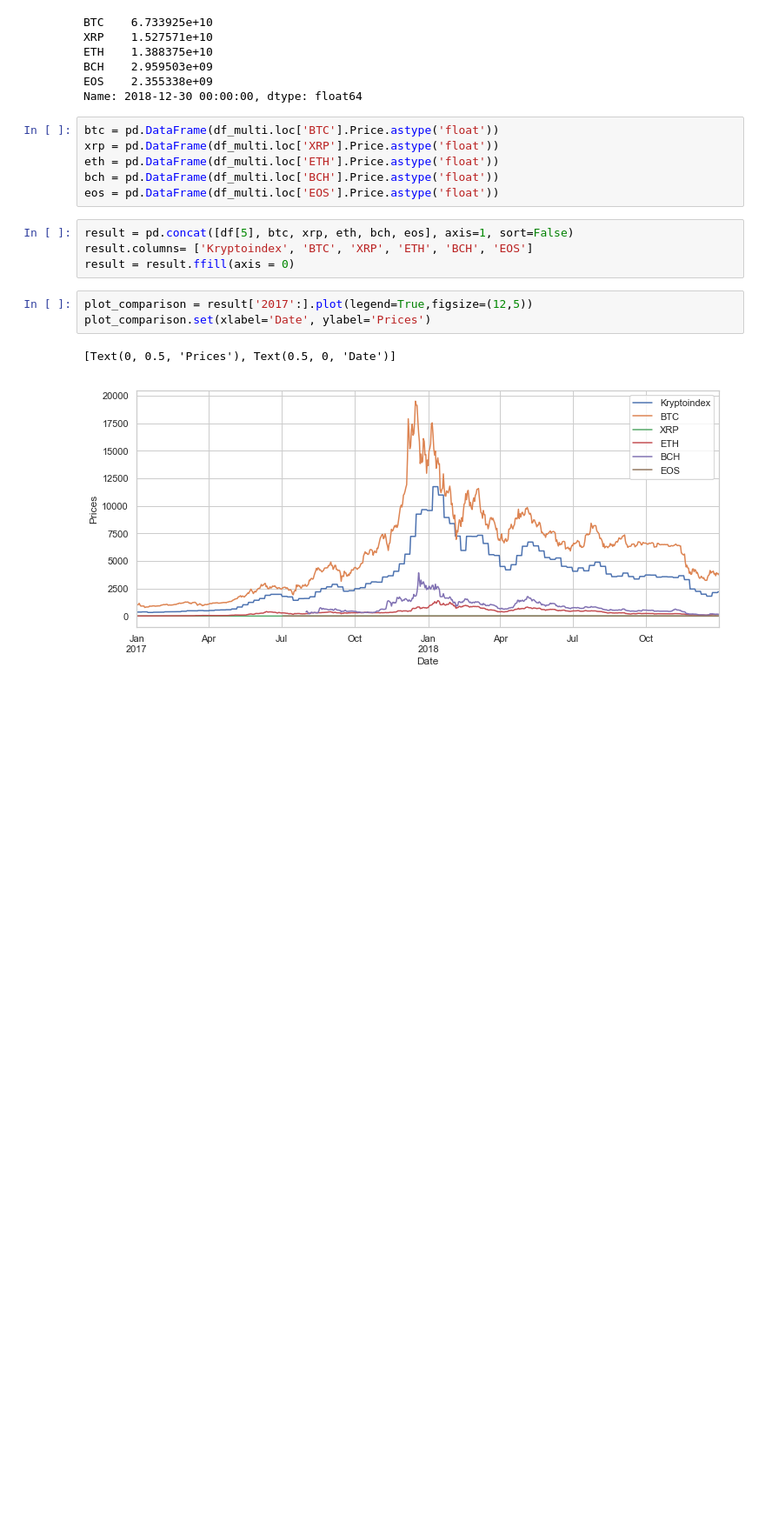
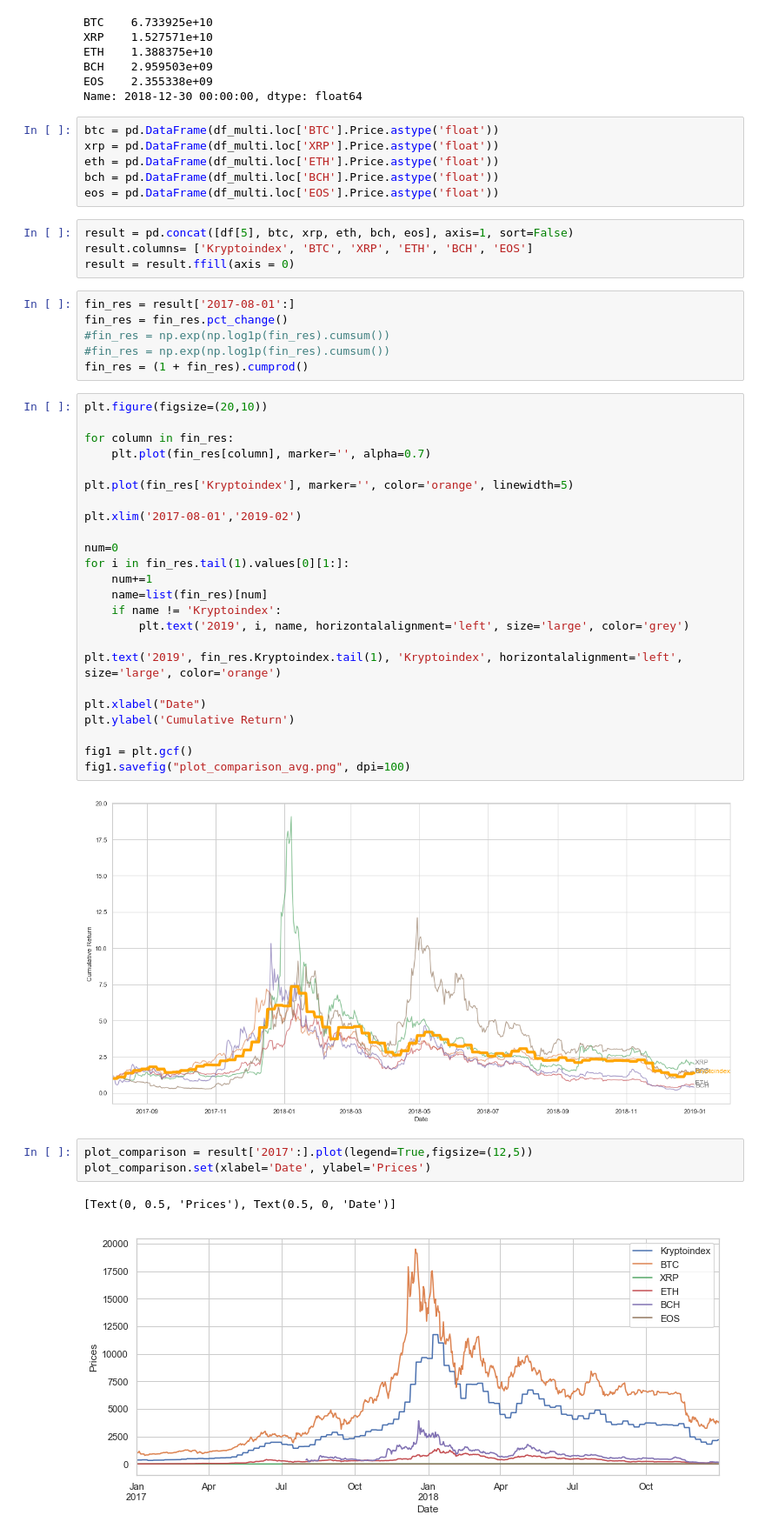
Before and after one commit to jaNGOB/Cryptoindex, a Jupyter notebook: avg_weight_backtest.ipynb, the cells around one changed output. Shown: that part at 87% size. Saved outputs shown, nothing was run; the diff lists cells and outputs as text; blank space fills up the shorter version.

```diff
--- a/avg_weight_backtest.ipynb
+++ b/avg_weight_backtest.ipynb
@@ -144,6 +147,38 @@ eos = pd.DataFrame(df_multi.loc['EOS'].Price.astype('float'))
 result = pd.concat([df[5], btc, xrp, eth, bch, eos], axis=1, sort=False)
 result.columns= ['Kryptoindex', 'BTC', 'XRP', 'ETH', 'BCH', 'EOS']
 result = result.ffill(axis = 0)
+# %%
+fin_res = result['2017-08-01':]
+fin_res = fin_res.pct_change()
+#fin_res = np.exp(np.log1p(fin_res).cumsum())
+#fin_res = np.exp(np.log1p(fin_res).cumsum())
+fin_res = (1 + fin_res).cumprod()
+# %%
+plt.figure(figsize=(20,10))
+
+for column in fin_res:
+    plt.plot(fin_res[column], marker='', alpha=0.7)
+
+plt.plot(fin_res['Kryptoindex'], marker='', color='orange', linewidth=5)
+
+plt.xlim('2017-08-01','2019-02')
+
+num=0
+for i in fin_res.tail(1).values[0][1:]:
+    num+=1
+    name=list(fin_res)[num]
+    if name != 'Kryptoindex':
+        plt.text('2019', i, name, horizontalalignment='left', size='large', color='grey')
+
+plt.text('2019', fin_res.Kryptoindex.tail(1), 'Kryptoindex', horizontalalignment='left', size='large', color='orange')
+
+plt.xlabel("Date")
+plt.ylabel('Cumulative Return')
+
+fig1 = plt.gcf()
+fig1.savefig("plot_comparison_avg.png", dpi=100)
+# %% [output]
+[figure, added]
 # %%
 plot_comparison = result['2017':].plot(legend=True,figsize=(12,5))
 plot_comparison.set(xlabel='Date', ylabel='Prices')
```
Also changed, not shown: parts of 13 cells of this notebook, 1 other file.
